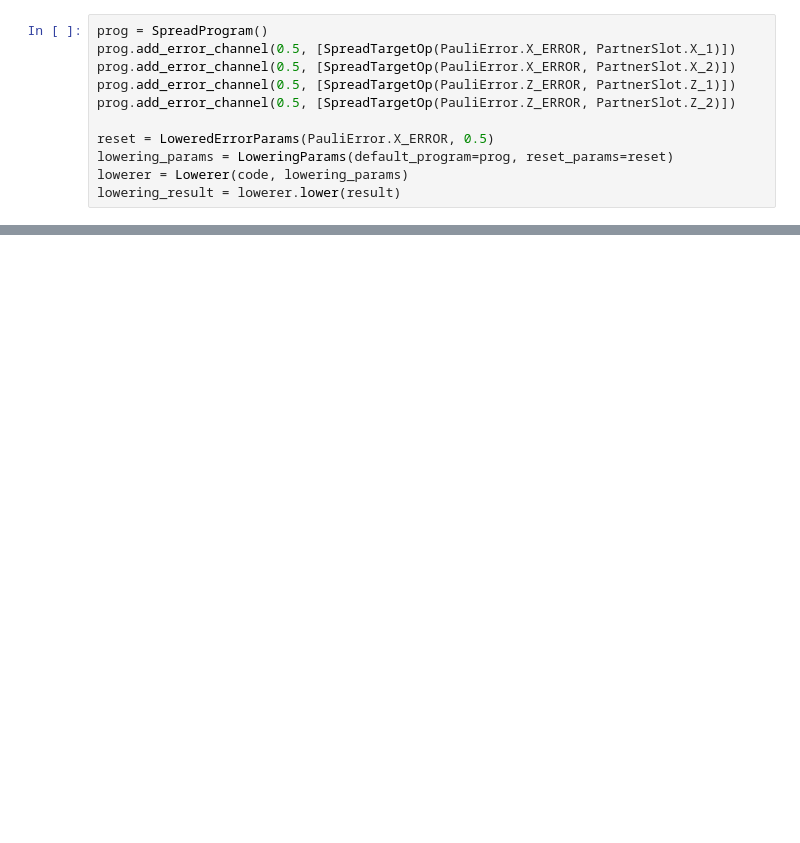
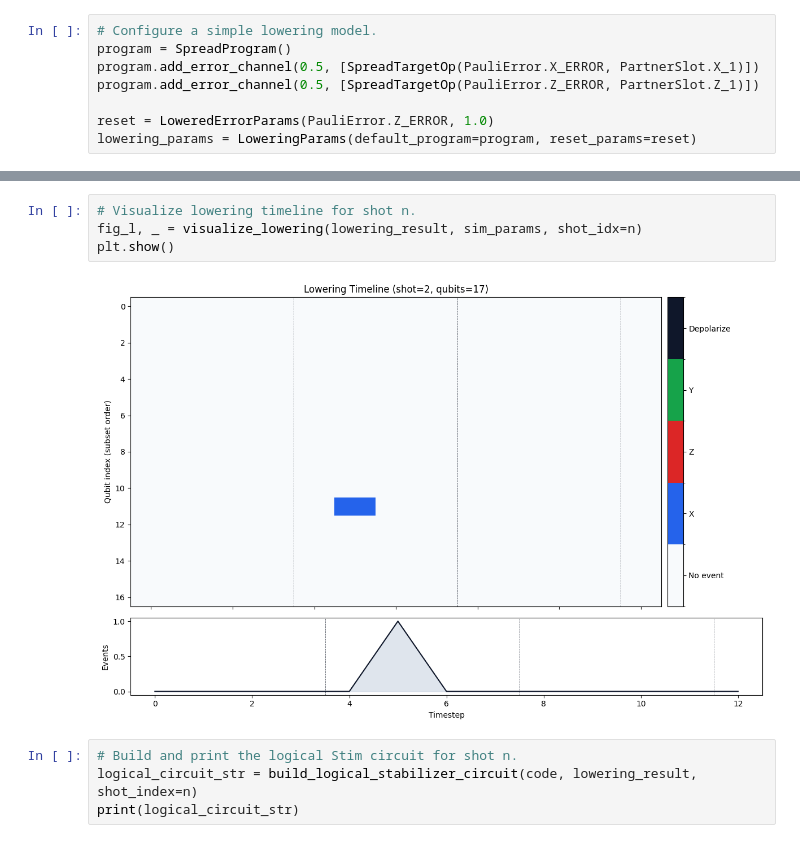
Before and after one commit to aryakakodkar/qerasure, a Jupyter notebook: apps/test.ipynb, the cells around one changed output, grey strips where cells are left out. Drawn from its saved outputs; the diff is of its cells as text; blank space fills up the shorter version.

```diff
--- a/apps/test.ipynb
+++ b/apps/test.ipynb
@@ -92,11 +51,8 @@ visualize_erasures(result, sim_params, shot_idx=0)
 # %%
-prog = SpreadProgram()
-prog.add_error_channel(0.5, [SpreadTargetOp(PauliError.X_ERROR, PartnerSlot.X_1)])
-prog.add_error_channel(0.5, [SpreadTargetOp(PauliError.X_ERROR, PartnerSlot.X_2)])
-prog.add_error_channel(0.5, [SpreadTargetOp(PauliError.Z_ERROR, PartnerSlot.Z_1)])
-prog.add_error_channel(0.5, [SpreadTargetOp(PauliError.Z_ERROR, PartnerSlot.Z_2)])
+# Configure a simple lowering model.
+program = SpreadProgram()
+program.add_error_channel(0.5, [SpreadTargetOp(PauliError.X_ERROR, PartnerSlot.X_1)])
+program.add_error_channel(0.5, [SpreadTargetOp(PauliError.Z_ERROR, PartnerSlot.Z_1)])
 
-reset = LoweredErrorParams(PauliError.X_ERROR, 0.5)
-lowering_params = LoweringParams(default_program=prog, reset_params=reset)
-lowerer = Lowerer(code, lowering_params)
-lowering_result = lowerer.lower(result)
+reset = LoweredErrorParams(PauliError.Z_ERROR, 1.0)
+lowering_params = LoweringParams(default_program=program, reset_params=reset)
@@ -114,0 +82,10 @@ visualize_lowering(lowering_result, sim_params, shot_idx=0)
+# %%
+# Visualize lowering timeline for shot n.
+fig_l, _ = visualize_lowering(lowering_result, sim_params, shot_idx=n)
+plt.show()
+# %% [output]
+[figure, added]
+# %%
+# Build and print the logical Stim circuit for shot n.
+logical_circuit_str = build_logical_stabilizer_circuit(code, lowering_result, shot_index=n)
+print(logical_circuit_str)
```
Also changed, not shown: parts of 17 cells of this notebook, 7 other files.
